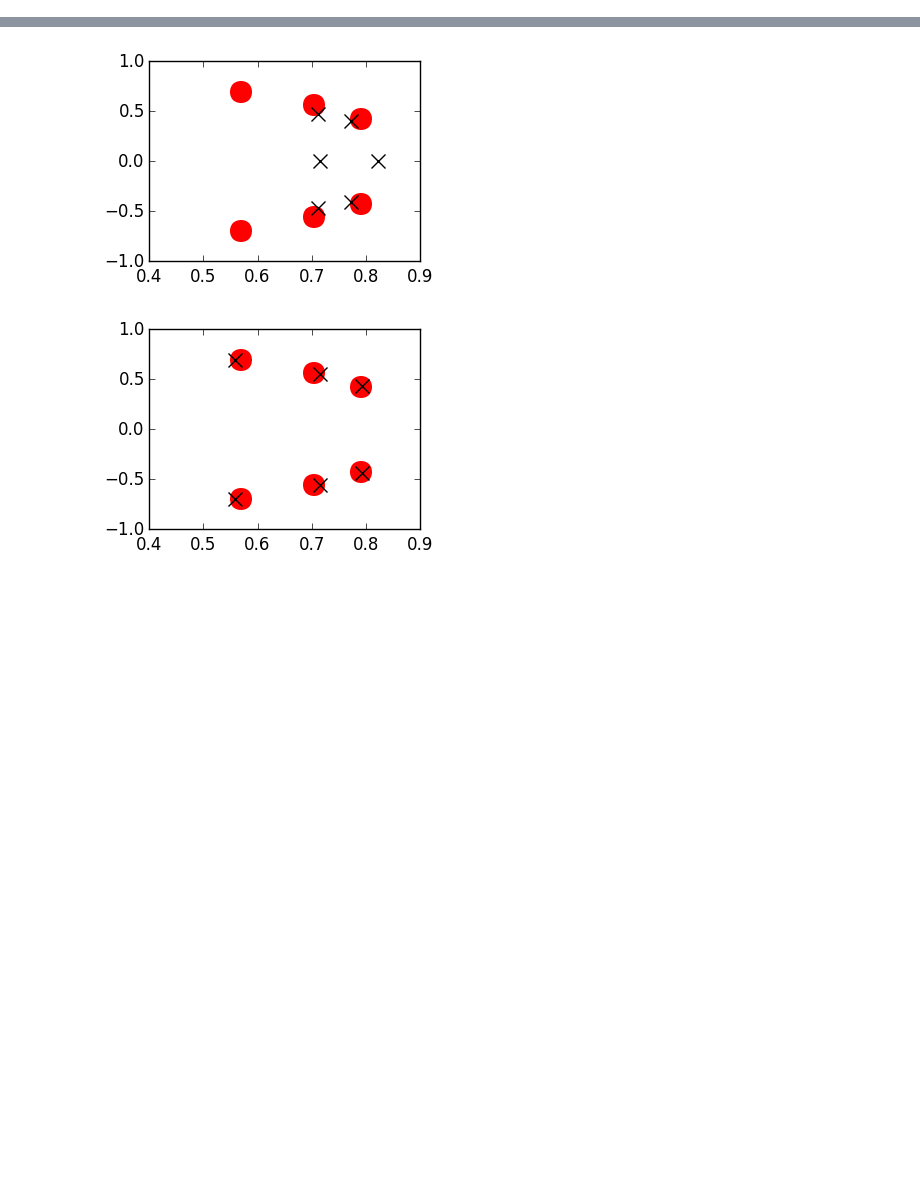
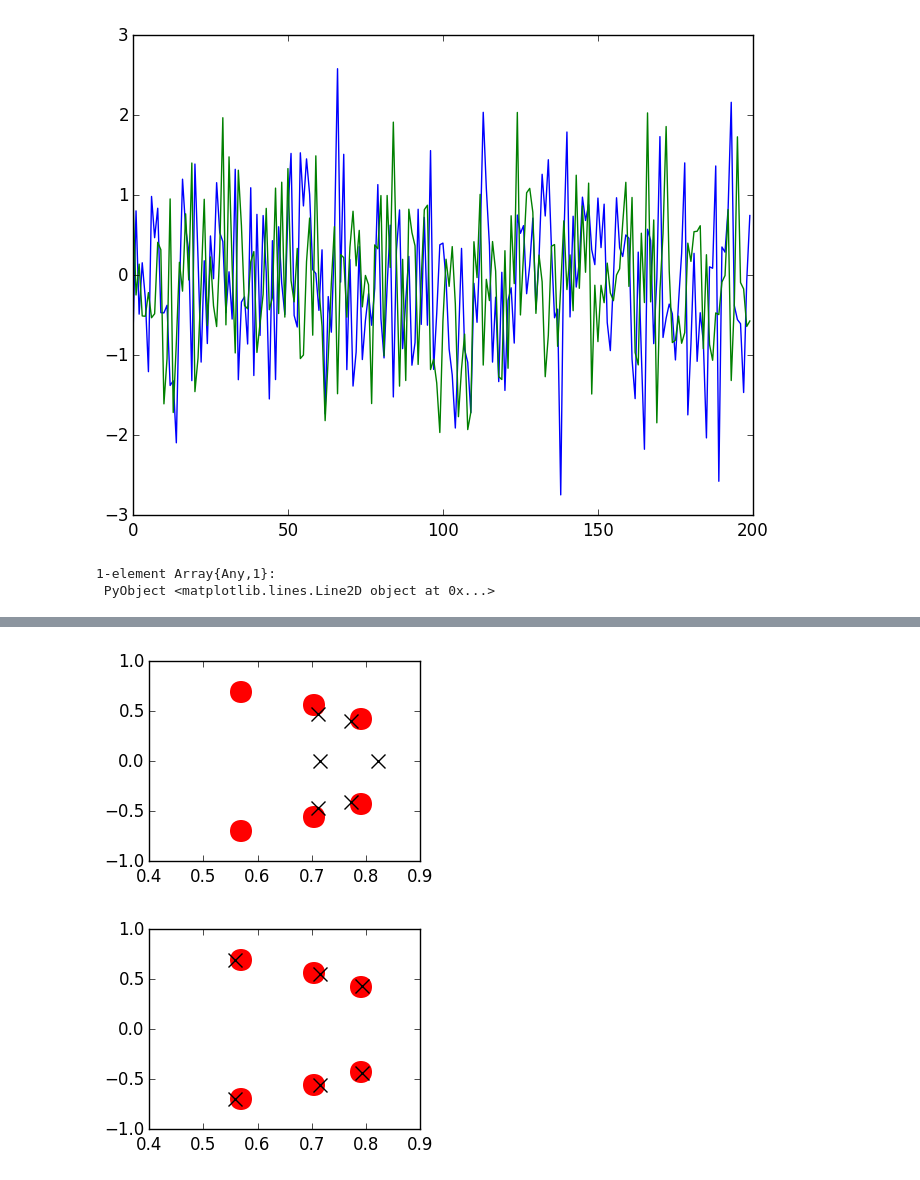
Before and after one commit to ganguli-lab/single-trial, a Jupyter notebook: notebooks/Analysis - Dynamical System SSID.ipynb, the cells around one changed output, grey strips where cells are left out. Saved outputs shown, nothing was run; the diff lists cells and outputs as text; code cells hidden in the pictures; blank space fills up the shorter version.

```diff
--- a/notebooks/Analysis - Dynamical System SSID.ipynb
+++ b/notebooks/Analysis - Dynamical System SSID.ipynb
@@ -95,5 +104,16 @@ end
 #     What = hoKalman(X, 3, m.K)[1]
 #     return Kp, sum(svd(mU' * U)[2]) / size(mU, 2), specErr(eig(What)[1], eig(m.sigW)[1])
 # end
+# %%
+m = NLDynModel(DynModel(100, 2, 20, 200, 0.95, 0.1, 0.05), 0.1)
+xbase = sample(m.base)
+x = sample(m)
+
+plot(xbase[1, :]')
+plot(x[1, :]')
+# %% [output]
+[figure, added]
+1-element Array{Any,1}:
+ PyObject <matplotlib.lines.Line2D object at 0x...>
 # %%
 @everywhere function trial(m::DynModel)
```
Also changed, not shown: parts of 10 cells of this notebook, 6 other files.
